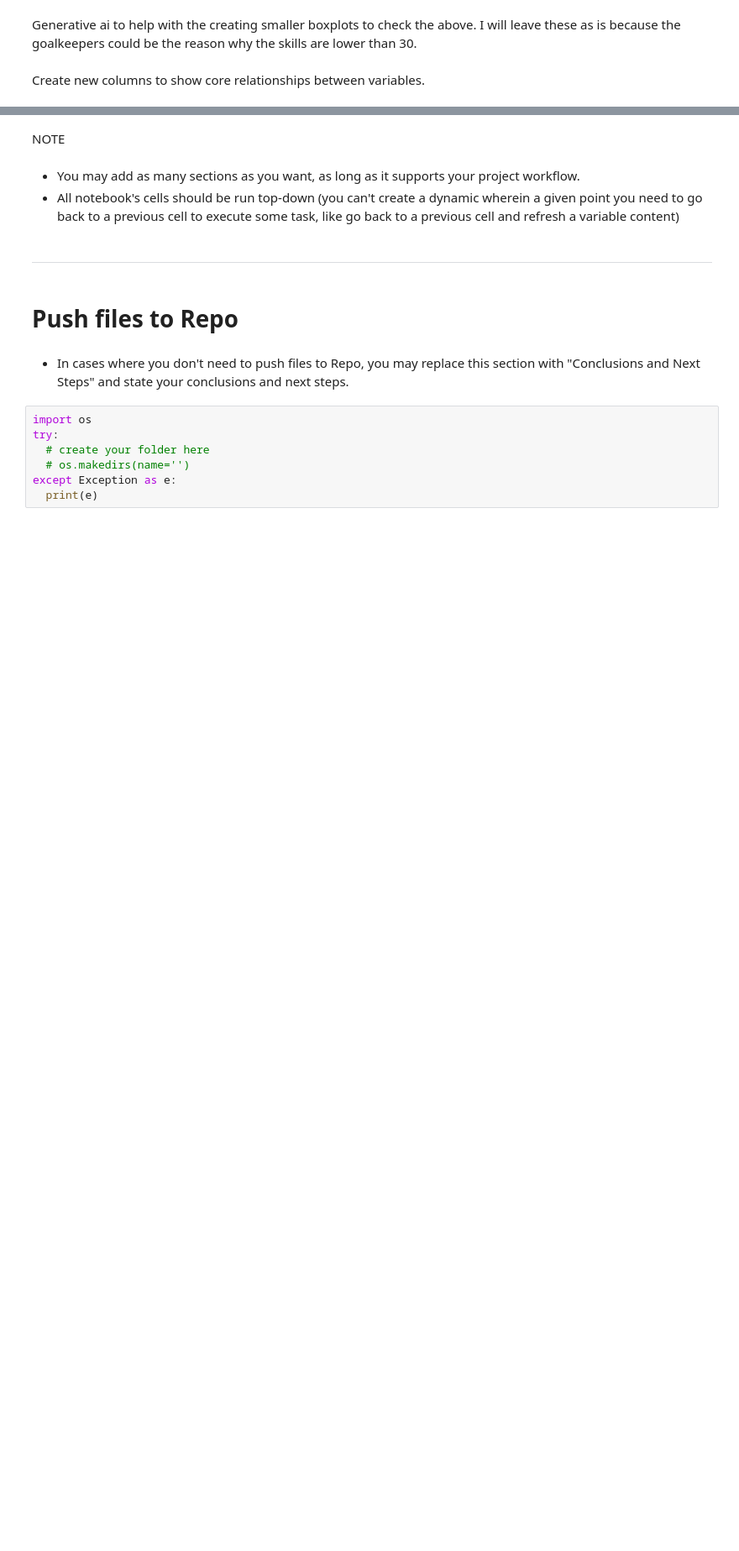
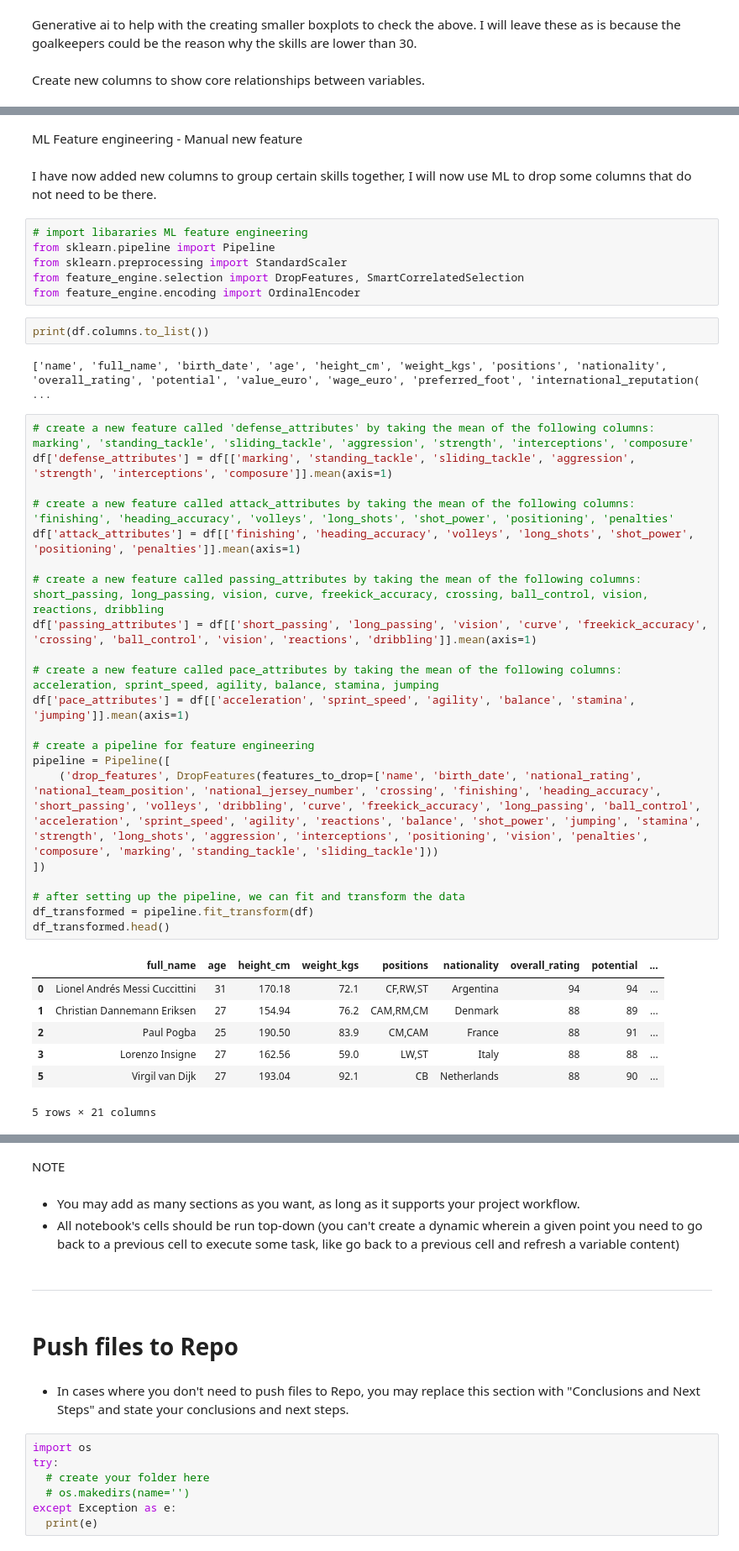
Before and after one commit to lehaanwar/football-players-data, a Jupyter notebook: jupyter_notebooks/ETL.ipynb, the cells around one changed output, grey strips where cells are left out. Shown at 84% size. Saved outputs shown, nothing was run; the diff lists cells and outputs as text; blank space fills up the shorter version.

Commit message:
feature engineering added and data cleaned successfully

```diff
--- a/jupyter_notebooks/ETL.ipynb
+++ b/jupyter_notebooks/ETL.ipynb
@@ -291,0 +294,43 @@ df[skill_cols].describe()
+# %% [markdown]
+ML Feature engineering - Manual new feature
+# %% [markdown]
+I have now added new columns to group certain skills together, I will now use ML to drop some columns that do not need to be there.
+# %%
+# import libararies ML feature engineering
+from sklearn.pipeline import Pipeline
+from sklearn.preprocessing import StandardScaler
+from feature_engine.selection import DropFeatures, SmartCorrelatedSelection
+from feature_engine.encoding import OrdinalEncoder
+# %%
+print(df.columns.to_list())
+# %% [output]
+['name', 'full_name', 'birth_date', 'age', 'height_cm', 'weight_kgs', 'positions', 'nationality', 'overall_rating', 'potential', 'value_euro', 'wage_euro', 'preferred_foot', 'international_reputation( ...
+# %%
+# create a new feature called 'defense_attributes' by taking the mean of the following columns: marking', 'standing_tackle', 'sliding_tackle', 'aggression', 'strength', 'interceptions', 'composure'
+df['defense_attributes'] = df[['marking', 'standing_tackle', 'sliding_tackle', 'aggression', 'strength', 'interceptions', 'composure']].mean(axis=1)
+
+# create a new feature called attack_attributes by taking the mean of the following columns: 'finishing', 'heading_accuracy', 'volleys', 'long_shots', 'shot_power', 'positioning', 'penalties'
+df['attack_attributes'] = df[['finishing', 'heading_accuracy', 'volleys', 'long_shots', 'shot_power', 'positioning', 'penalties']].mean(axis=1)
+
+# create a new feature called passing_attributes by taking the mean of the following columns: short_passing, long_passing, vision, curve, freekick_accuracy, crossing, ball_control, vision, reactions, dribbling
+df['passing_attributes'] = df[['short_passing', 'long_passing', 'vision', 'curve', 'freekick_accuracy', 'crossing', 'ball_control', 'vision', 'reactions', 'dribbling']].mean(axis=1)
+
+# create a new feature called pace_attributes by taking the mean of the following columns: acceleration, sprint_speed, agility, balance, stamina, jumping
+df['pace_attributes'] = df[['acceleration', 'sprint_speed', 'agility', 'balance', 'stamina', 'jumping']].mean(axis=1)
+
+# create a pipeline for feature engineering
+pipeline = Pipeline([
+    ('drop_features', DropFeatures(features_to_drop=['name', 'birth_date', 'national_rating', 'national_team_position', 'national_jersey_number', 'crossing', 'finishing', 'heading_accuracy', 'short_passing', 'volleys', 'dribbling', 'curve', 'freekick_accuracy', 'long_passing', 'ball_control', 'acceleration', 'sprint_speed', 'agility', 'reactions', 'balance', 'shot_power', 'jumping', 'stamina', 'strength', 'long_shots', 'aggression', 'interceptions', 'positioning', 'vision', 'penalties', 'composure', 'marking', 'standing_tackle', 'sliding_tackle']))
+])
+
+# after setting up the pipeline, we can fit and transform the data
+df_transformed = pipeline.fit_transform(df)
+df_transformed.head()
+# %% [output]
+|  | full_name | age | height_cm | weight_kgs | positions | nationality | overall_rating | potential | ... |
+| 0 | Lionel Andrés Messi Cuccittini | 31 | 170.18 | 72.1 | CF,RW,ST | Argentina | 94 | 94 | ... |
+| 1 | Christian Dannemann Eriksen | 27 | 154.94 | 76.2 | CAM,RM,CM | Denmark | 88 | 89 | ... |
+| 2 | Paul Pogba | 25 | 190.50 | 83.9 | CM,CAM | France | 88 | 91 | ... |
+| 3 | Lorenzo Insigne | 27 | 162.56 | 59.0 | LW,ST | Italy | 88 | 88 | ... |
+| 5 | Virgil van Dijk | 27 | 193.04 | 92.1 | CB | Netherlands | 88 | 90 | ... |
+5 rows × 21 columns
```
Also changed, not shown: parts of 8 cells of this notebook, 2 other files.
